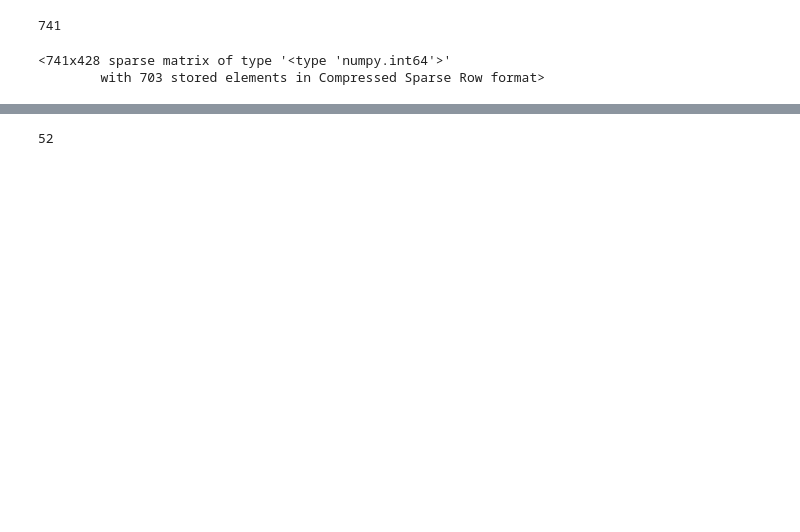
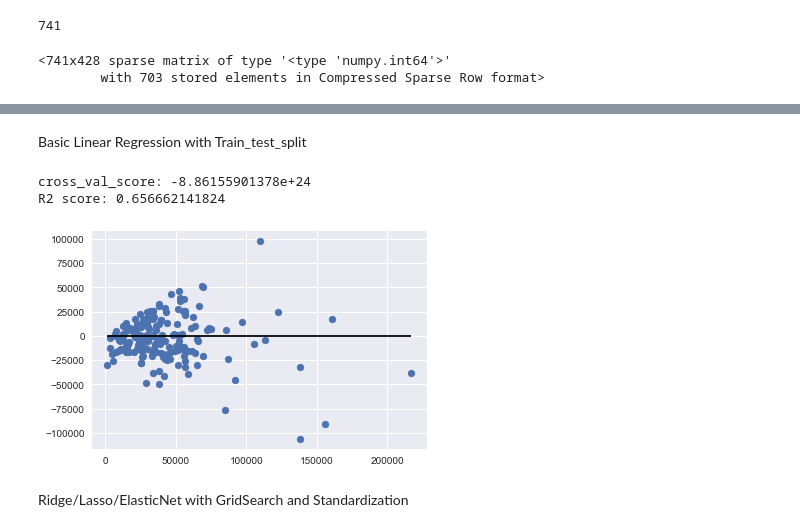
Before and after one commit to wdillon2/CF_workout_predictor, a Jupyter notebook: DA_workouts.ipynb, the cells around one changed output, grey strips where cells are left out. Drawn from its saved outputs; the diff is of its cells as text; code cells hidden in the pictures; blank space fills up the shorter version.

```diff
--- a/DA_workouts.ipynb
+++ b/DA_workouts.ipynb
@@ -133,3 +115,5 @@ df1['Movements'] = bar
 df1['power'] = df['Work performed'] / (df['Work time']/1000)
 # %%
 df1 = df1.loc[(df1['Work performed']>1000) & (df1['Work time'] < 5000000),:].copy()
+# %%
+df1.reset_index(drop=True, inplace=True)
@@ -154,6 +146,6 @@ X_vect
 # %%
 dtm = pd.DataFrame(X_vect.toarray(), columns = vect.get_feature_names())
 # %%
-dtm = pd.concat([df1[['Work performed','Work time','power','Movements']], dtm], axis=1, join='left')
-dtm.shape
+dtm = pd.concat([df1[['Work performed','Work time','power','Movements','Date']], dtm], axis=1)
+dtm.head()
 # %% [output]
@@ -161,6 +159,36 @@ dtm.shape
-# %%
-len(df1.loc[df1['Workout'].apply(len)<20,:])
-# %% [output]
-52
 # %%
 dtm.to_csv('model_wo.csv')
+# %% [markdown]
+Basic Linear Regression with Train_test_split
+# %%
+feature_cols = [c for c in dtm.columns if c != 'power' and c != 'Movements' and c != 'Date' and c!= 'Work performed']
+X = dtm[feature_cols]
+y = dtm['Work performed']
+
+from sklearn.linear_model import LinearRegression
+from sklearn.model_selection import train_test_split
+
+
+X_train, X_test, y_train, y_test = train_test_split(Xs, y, random_state=2008)
+
+lr = LinearRegression()
+lr.fit(X_train,y_train)
+
+
+from sklearn.model_selection import cross_val_score
+
+print 'cross_val_score: {}'.format(cross_val_score(lr, X_train, y_train, cv =5).mean())
+
+pred = lr.predict(X_test)
+
+plt.scatter(pred, pred - y_test)
+plt.hlines(y = 0, xmin= pred.min(), xmax=pred.max())
+
+from sklearn.metrics import r2_score
+print 'R2 score: {}'.format(r2_score(y_test, pred))
+# %% [output]
+cross_val_score: -8.86155901378e+24
+R2 score: 0.656662141824
+[figure, added]
+# %% [markdown]
+Ridge/Lasso/ElasticNet with GridSearch and Standardization
```
Also changed, not shown: parts of 23 cells of this notebook.
